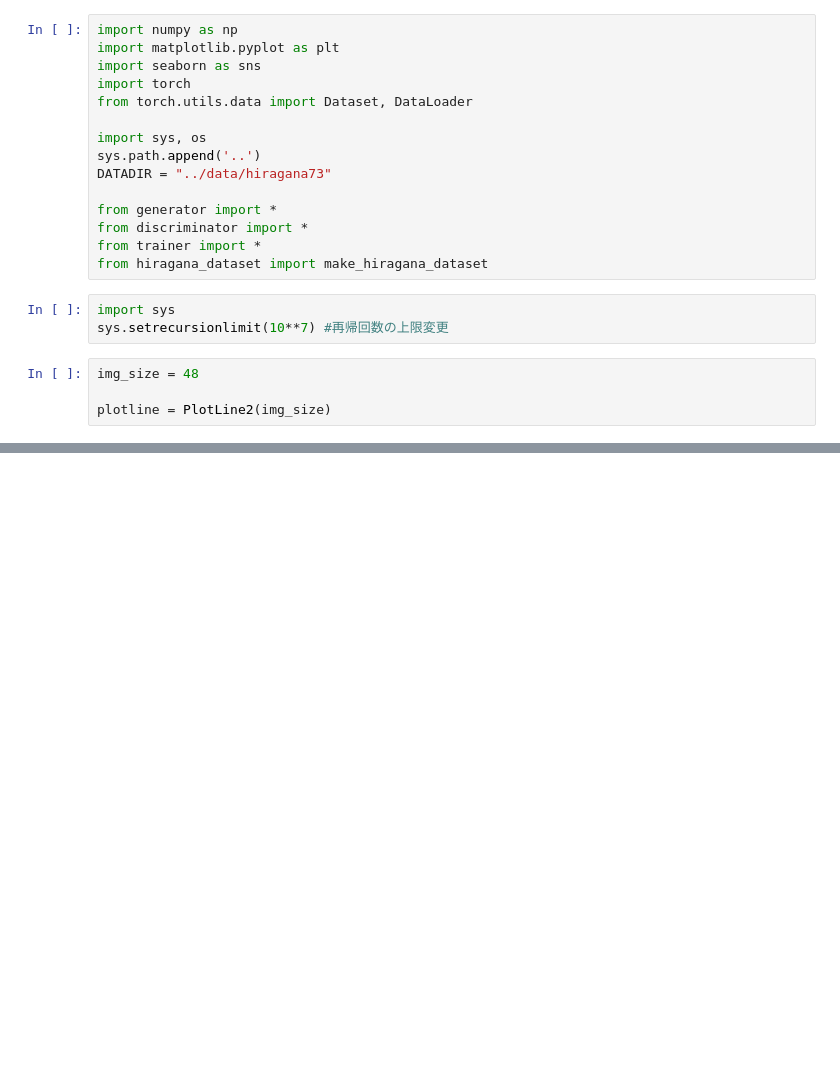
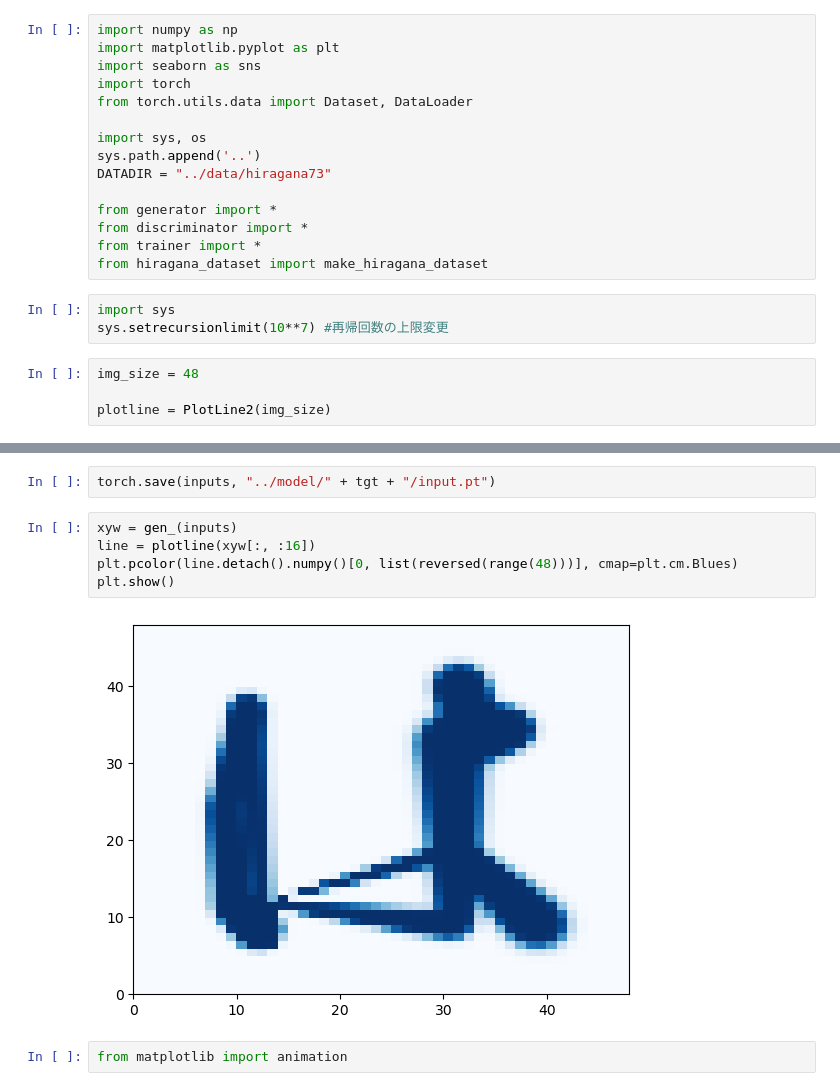
Before and after one commit to kabaten/kb_jisyupro, a Jupyter notebook: train1.ipynb, the cells around one changed output, grey strips where cells are left out. Cells and saved outputs as stored; diff of their text form; blank space fills up the shorter version.

```diff
--- a/train1.ipynb
+++ b/train1.ipynb
@@ -93,0 +116,11 @@ plt.show()
+# %%
+torch.save(inputs, "../model/" + tgt + "/input.pt")
+# %%
+xyw = gen_(inputs)
+line = plotline(xyw[:, :16])
+plt.pcolor(line.detach().numpy()[0, list(reversed(range(48)))], cmap=plt.cm.Blues)
+plt.show()
+# %% [output]
+[figure, added]
+# %%
+from matplotlib import animation
```
Also changed, not shown: parts of 13 cells of this notebook, 21 other files.
